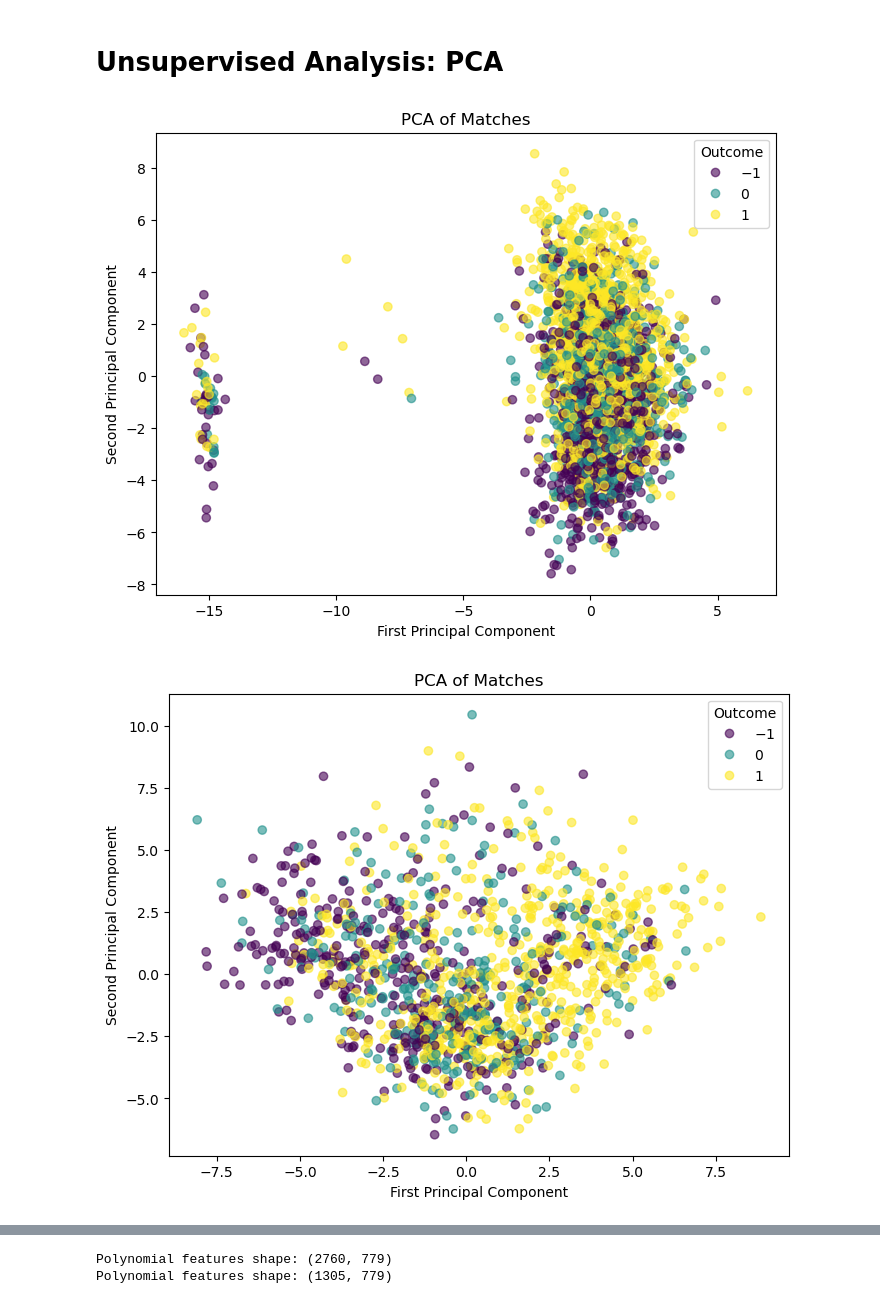
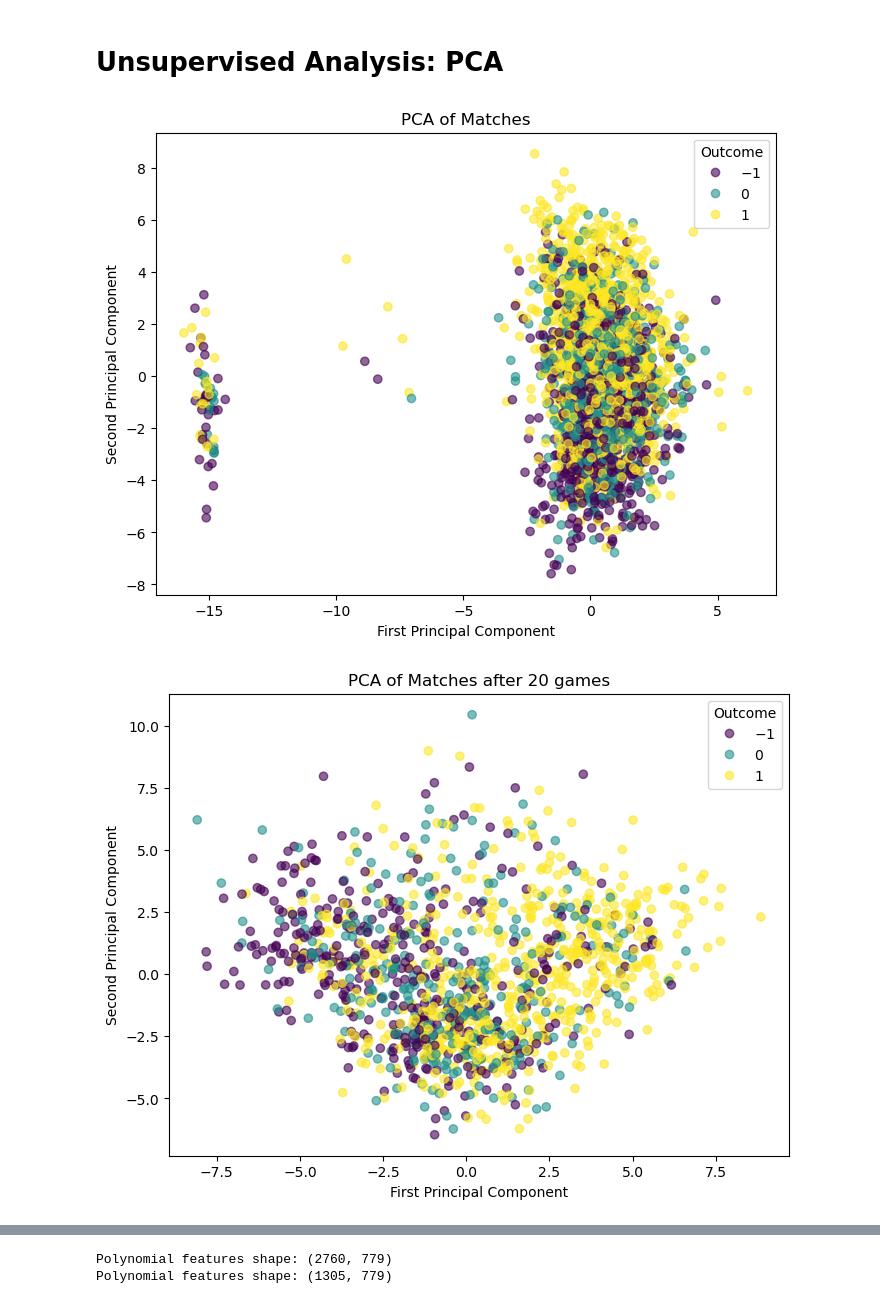
Before and after one commit to edricklinardi/Football-Match-Prediction, a Jupyter notebook: Project.ipynb, the cells around one changed output, grey strips where cells are left out. Drawn from its saved outputs; the diff is of its cells as text; code cells hidden in the pictures.

```diff
--- a/Project.ipynb
+++ b/Project.ipynb
@@ -434,30 +433,30 @@ X_test_scaled20 = scaler.transform(X_test20)
 # %% [markdown]
 # Unsupervised Analysis: PCA
 # %%
-pca = PCA(n_components=2)
+pca = PCA(n_components=4)
 X_train_pca = pca.fit_transform(X_train_scaled)
 X_test_pca = pca.transform(X_test_scaled)
 
 plt.figure(figsize=(8,6))
 scatter = plt.scatter(X_train_pca[:,0], X_train_pca[:,1], c=y_train, cmap='viridis', alpha=0.6)
 plt.title('PCA of Matches')
 plt.xlabel('First Principal Component')
 plt.ylabel('Second Principal Component')
 plt.legend(*scatter.legend_elements(), title="Outcome")
 plt.show()
 
-pca20 = PCA(n_components=2)
+pca20 = PCA(n_components=4)
 X_train_pca20 = pca20.fit_transform(X_train_scaled20)
 X_test_pca20 = pca20.transform(X_test_scaled20)
 
 plt.figure(figsize=(8,6))
 scatter = plt.scatter(X_train_pca20[:,0], X_train_pca20[:,1], c=y_train20, cmap='viridis', alpha=0.6)
-plt.title('PCA of Matches')
+plt.title('PCA of Matches after 20 games')
 plt.xlabel('First Principal Component')
 plt.ylabel('Second Principal Component')
 plt.legend(*scatter.legend_elements(), title="Outcome")
 plt.show()
 # %% [output]
 [figure]
-[figure, old version]
+[figure, new version]
 # %% [markdown]
```
Also changed, not shown: parts of 7 cells of this notebook.
